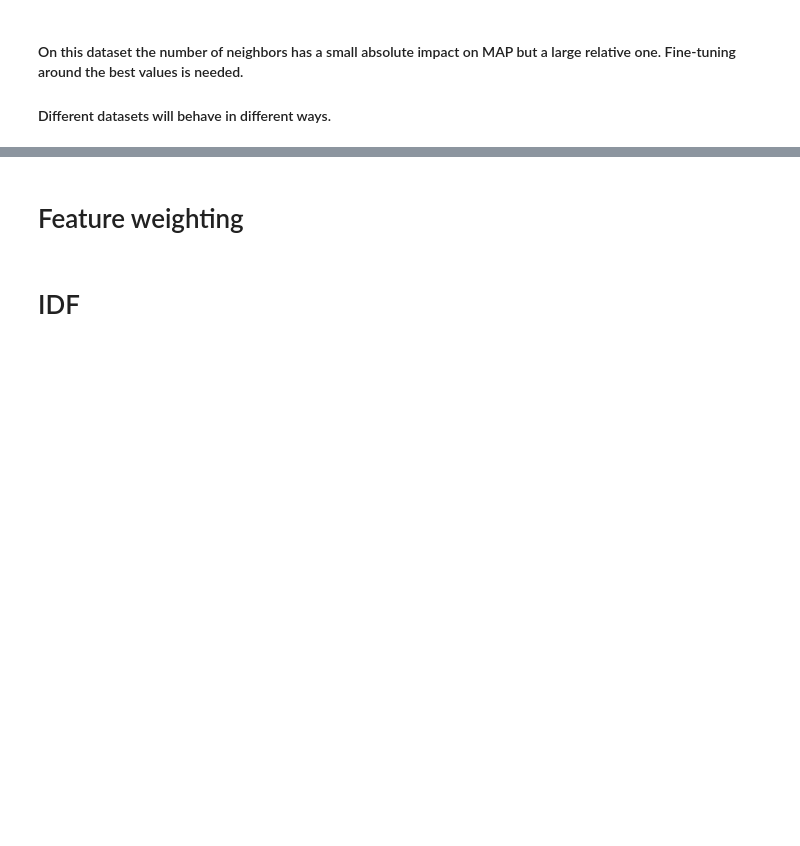
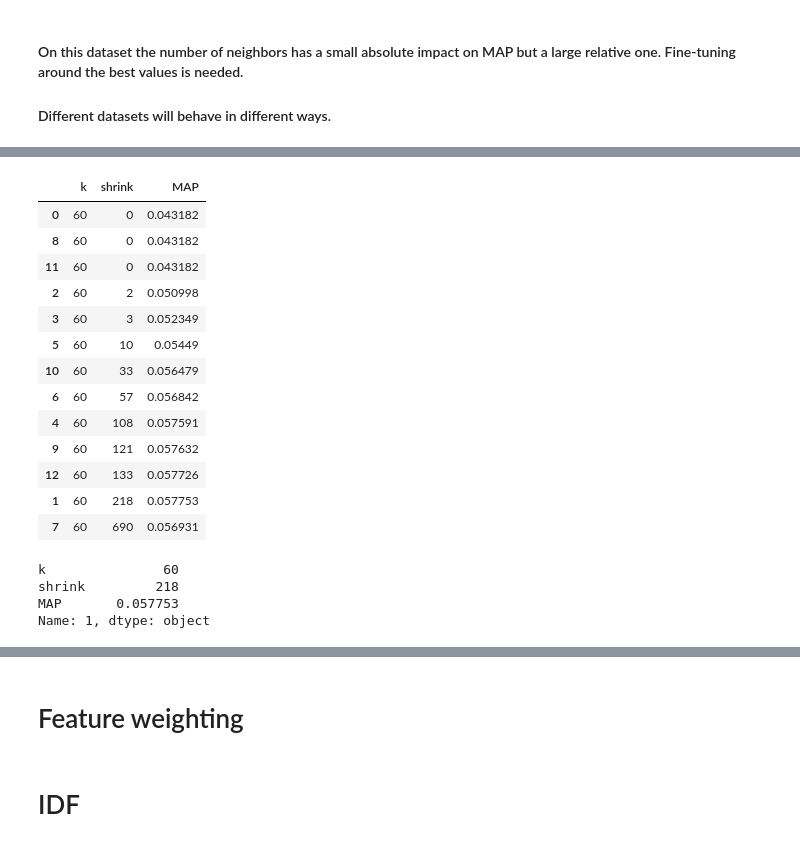
Before and after one commit to MaurizioFD/RecSys_Course_AT_PoliMi, a Jupyter notebook: Practice 03 - Content Based Filtering.ipynb, the cells around one changed output, grey strips where cells are left out. Saved outputs shown, nothing was run; the diff lists cells and outputs as text; code cells hidden in the pictures; blank space fills up the shorter version.

```diff
--- a/Practice 03 - Content Based Filtering.ipynb
+++ b/Practice 03 - Content Based Filtering.ipynb
@@ -667 +763,26 @@ pyplot.show()
+# %%
+MAP_per_shrinkage_rnd
+# %% [output]
+|  | k | shrink | MAP |
+| 0 | 60 | 0 | 0.043182 |
+| 8 | 60 | 0 | 0.043182 |
+| 11 | 60 | 0 | 0.043182 |
+| 2 | 60 | 2 | 0.050998 |
+| 3 | 60 | 3 | 0.052349 |
+| 5 | 60 | 10 | 0.05449 |
+| 10 | 60 | 33 | 0.056479 |
+| 6 | 60 | 57 | 0.056842 |
+| 4 | 60 | 108 | 0.057591 |
+| 9 | 60 | 121 | 0.057632 |
+| 12 | 60 | 133 | 0.057726 |
+| 1 | 60 | 218 | 0.057753 |
+| 7 | 60 | 690 | 0.056931 |
+# %%
+optimal_hyperparams = MAP_per_shrinkage_rnd.loc[MAP_per_shrinkage_rnd['MAP'].astype(float).idxmax()]
+optimal_hyperparams
+# %% [output]
+k               60
+shrink         218
+MAP       0.057753
+Name: 1, dtype: object
 # %%
```
Also changed, not shown: parts of 43 cells of this notebook.
